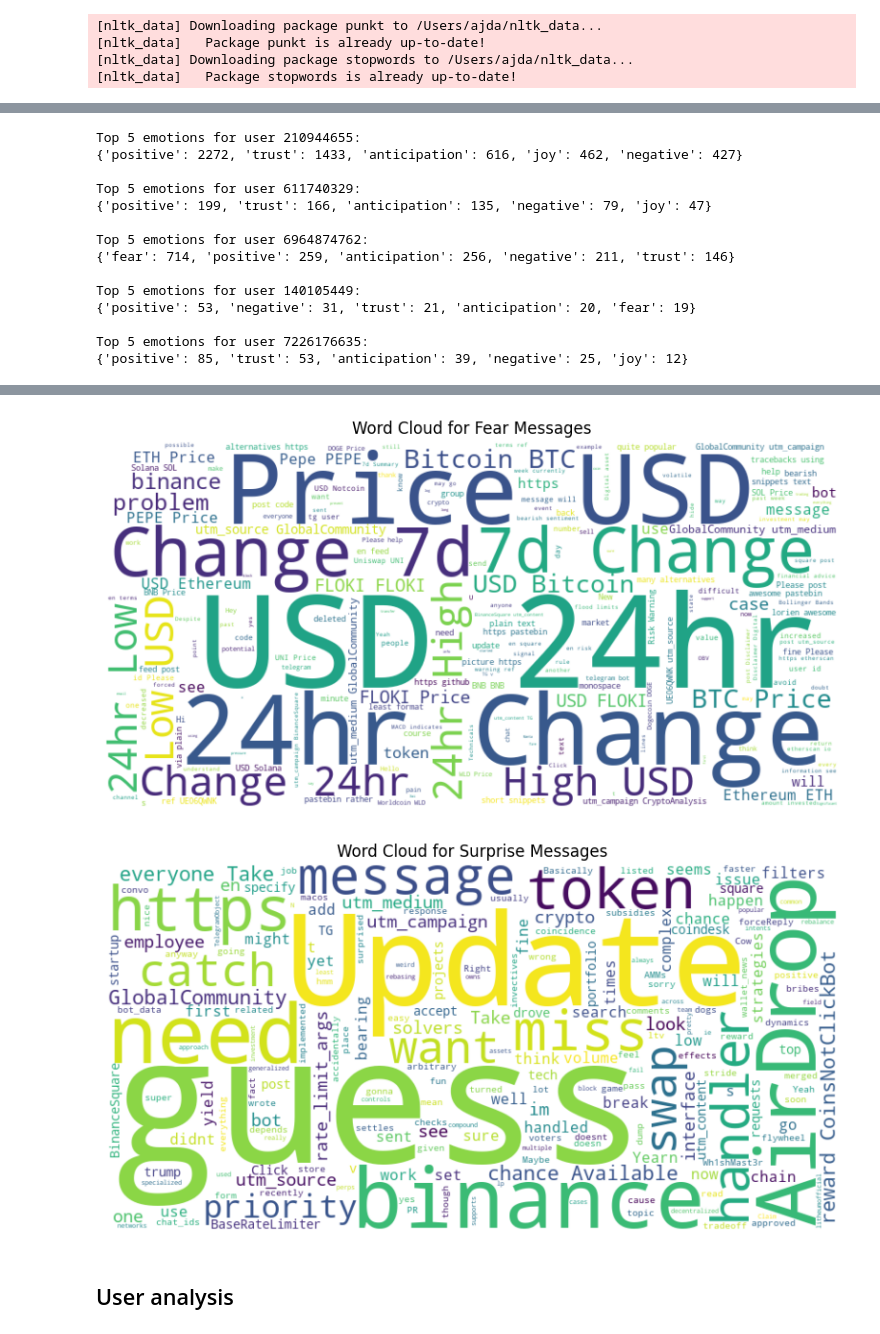
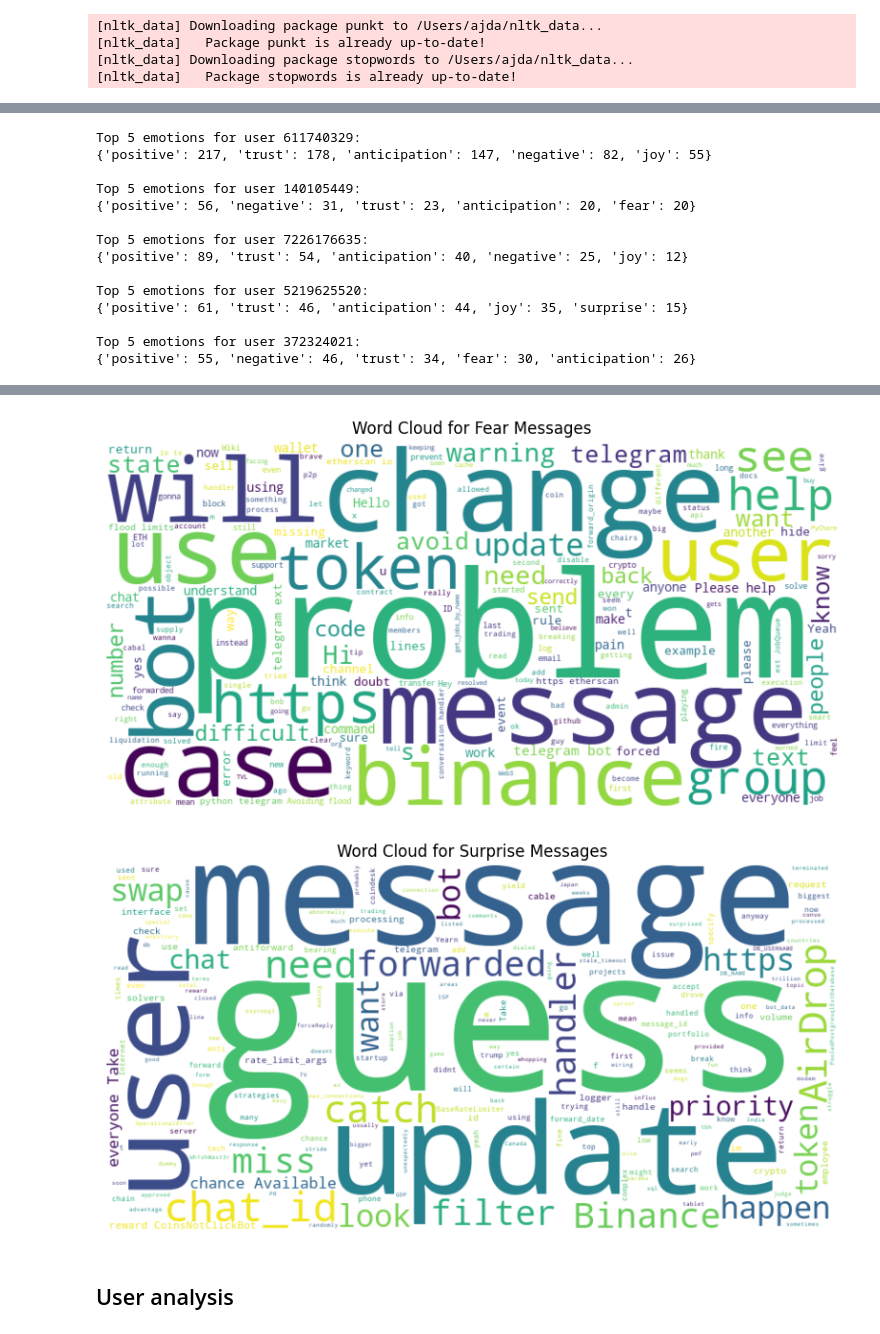
Before and after one commit to ada1312/telegram-scraping-etl, a Jupyter notebook: analysis/chat_analysis.ipynb, the cells around one changed output, grey strips where cells are left out. Cells and saved outputs as stored; diff of their text form; code cells hidden in the pictures.

```diff
--- a/analysis/chat_analysis.ipynb
+++ b/analysis/chat_analysis.ipynb
@@ -506,16 +517,16 @@ def get_sentiment(text):
 [nltk_data]   Package stopwords is already up-to-date!
 # %%
 # Perform sentiment and emotion analysis
-chat_history_df['sentiment'] = chat_history_df['text'].apply(get_sentiment)
-chat_history_df['emotions'] = chat_history_df['text'].apply(get_emotions)
+human_messages_df['sentiment'] = human_messages_df['text'].apply(get_sentiment)
+human_messages_df['emotions'] = human_messages_df['text'].apply(get_emotions)
 
 # Calculate average sentiment
-avg_sentiment = chat_history_df['sentiment'].mean()
+avg_sentiment = human_messages_df['sentiment'].mean()
 print(f"Average Sentiment: {avg_sentiment:.2f}")
 
 # Plot sentiment distribution
 plt.figure(figsize=(10, 6))
-sns.histplot(chat_history_df['sentiment'], bins=50, kde=True)
+sns.histplot(human_messages_df['sentiment'], bins=50, kde=True)
 plt.title('Sentiment Distribution')
 plt.xlabel('Sentiment Score')
 plt.ylabel('Frequency')
@@ -526,7 +547,7 @@ Average Sentiment: 0.08
 # %%
 # Aggregate emotions across all messages
 all_emotions = Counter()
-for emotions in chat_history_df['emotions']:
+for emotions in human_messages_df['emotions']:
     all_emotions.update(emotions)
 
 # Plot top emotions
@@ -544,16 +565,16 @@ plt.show()
 # %%
 # Emotion over time analysis
-chat_history_df['date'] = pd.to_datetime(chat_history_df['date'])
-chat_history_df = chat_history_df.set_index('date')
+human_messages_df['date'] = pd.to_datetime(human_messages_df['date'])
+human_messages_df = human_messages_df.set_index('date')
 
 # Function to get the dominant emotion
 def get_dominant_emotion(emotions):
     return max(emotions, key=emotions.get) if emotions else 'neutral'
 
-chat_history_df['dominant_emotion'] = chat_history_df['emotions'].apply(get_dominant_emotion)
+human_messages_df['dominant_emotion'] = human_messages_df['emotions'].apply(get_dominant_emotion)
 
 # Resample by day and get the most common emotion
-daily_emotion = chat_history_df['dominant_emotion'].resample('D').agg(lambda x: x.value_counts().index[0] if len(x) > 0 else 'neutral')
+daily_emotion = human_messages_df['dominant_emotion'].resample('D').agg(lambda x: x.value_counts().index[0] if len(x) > 0 else 'neutral')
 
 # Plot emotions over time
 plt.figure(figsize=(15, 8))
@@ -573,12 +599,12 @@ plt.show()
 # Correlation between sentiment and message length
 #The correlation value ranges from -1 to 1, where -1 represents a strong negative correlation,
 #0 represents no correlation, and 1 represents a strong positive correlation.
-chat_history_df['message_length'] = chat_history_df['text'].fillna('').astype(str).str.len()
-correlation = chat_history_df['sentiment'].corr(chat_history_df['message_length'])
+human_messages_df['message_length'] = human_messages_df['text'].fillna('').astype(str).str.len()
+correlation = human_messages_df['sentiment'].corr(human_messages_df['message_length'])
 print(f"Correlation between sentiment and message length: {correlation:.2f}")
 
 plt.figure(figsize=(10, 6))
-plt.scatter(chat_history_df['message_length'], chat_history_df['sentiment'], alpha=0.5)
+plt.scatter(human_messages_df['message_length'], human_messages_df['sentiment'], alpha=0.5)
 plt.title('Sentiment vs Message Length')
 plt.xlabel('Message Length')
 plt.ylabel('Sentiment Score')
@@ -589,33 +615,33 @@ Correlation between sentiment and message length: 0.09
 # %%
 # Emotion analysis for top users
-top_users = chat_history_df['from_user'].value_counts().head(5).index
+top_users = human_messages_df['from_user'].value_counts().head(5).index
 for user in top_users:
     user_emotions = Counter()
-    for emotions in chat_history_df[chat_history_df['from_user'] == user]['emotions']:
+    for emotions in human_messages_df[human_messages_df['from_user'] == user]['emotions']:
         user_emotions.update(emotions)
 
     print(f"\nTop 5 emotions for user {user}:")
     print(dict(user_emotions.most_common(5)))
 # %% [output]
-Top 5 emotions for user 210944655:
-{'positive': 2272, 'trust': 1433, 'anticipation': 616, 'joy': 462, 'negative': 427}
-
 Top 5 emotions for user 611740329:
-{'positive': 199, 'trust': 166, 'anticipation': 135, 'negative': 79, 'joy': 47}
-
-Top 5 emotions for user 6964874762:
-{'fear': 714, 'positive': 259, 'anticipation': 256, 'negative': 211, 'trust': 146}
+{'positive': 217, 'trust': 178, 'anticipation': 147, 'negative': 82, 'joy': 55}
 
 Top 5 emotions for user 140105449:
-{'positive': 53, 'negative': 31, 'trust': 21, 'anticipation': 20, 'fear': 19}
+{'positive': 56, 'negative': 31, 'trust': 23, 'anticipation': 20, 'fear': 20}
 
 Top 5 emotions for user 7226176635:
-{'positive': 85, 'trust': 53, 'anticipation': 39, 'negative': 25, 'joy': 12}
+{'positive': 89, 'trust': 54, 'anticipation': 40, 'negative': 25, 'joy': 12}
+
+Top 5 emotions for user 5219625520:
+{'positive': 61, 'trust': 46, 'anticipation': 44, 'joy': 35, 'surprise': 15}
+
+Top 5 emotions for user 372324021:
+{'positive': 55, 'negative': 46, 'trust': 34, 'fear': 30, 'anticipation': 26}
 # %%
 # Word cloud for each emotion
 
 for emotion in ['joy', 'sadness', 'anger', 'fear', 'surprise']:
-    emotion_words = ' '.join(chat_history_df[chat_history_df['dominant_emotion'] == emotion]['text'].fillna('').astype(str))
+    emotion_words = ' '.join(human_messages_df[human_messages_df['dominant_emotion'] == emotion]['text'].fillna('').astype(str))
     if emotion_words.strip():  # Check if there are any words for this emotion
         wordcloud = WordCloud(width=800, height=400, background_color='white').generate(emotion_words)
 
@@ -633,5 +659,5 @@ for emotion in ['joy', 'sadness', 'anger', 'fear', 'surprise']:
-[figure, old version]
+[figure, new version]
-[figure, old version]
+[figure, new version]
 # %% [markdown]
 ## User analysis
 # %%
```
Also changed, not shown: parts of 19 cells of this notebook.
